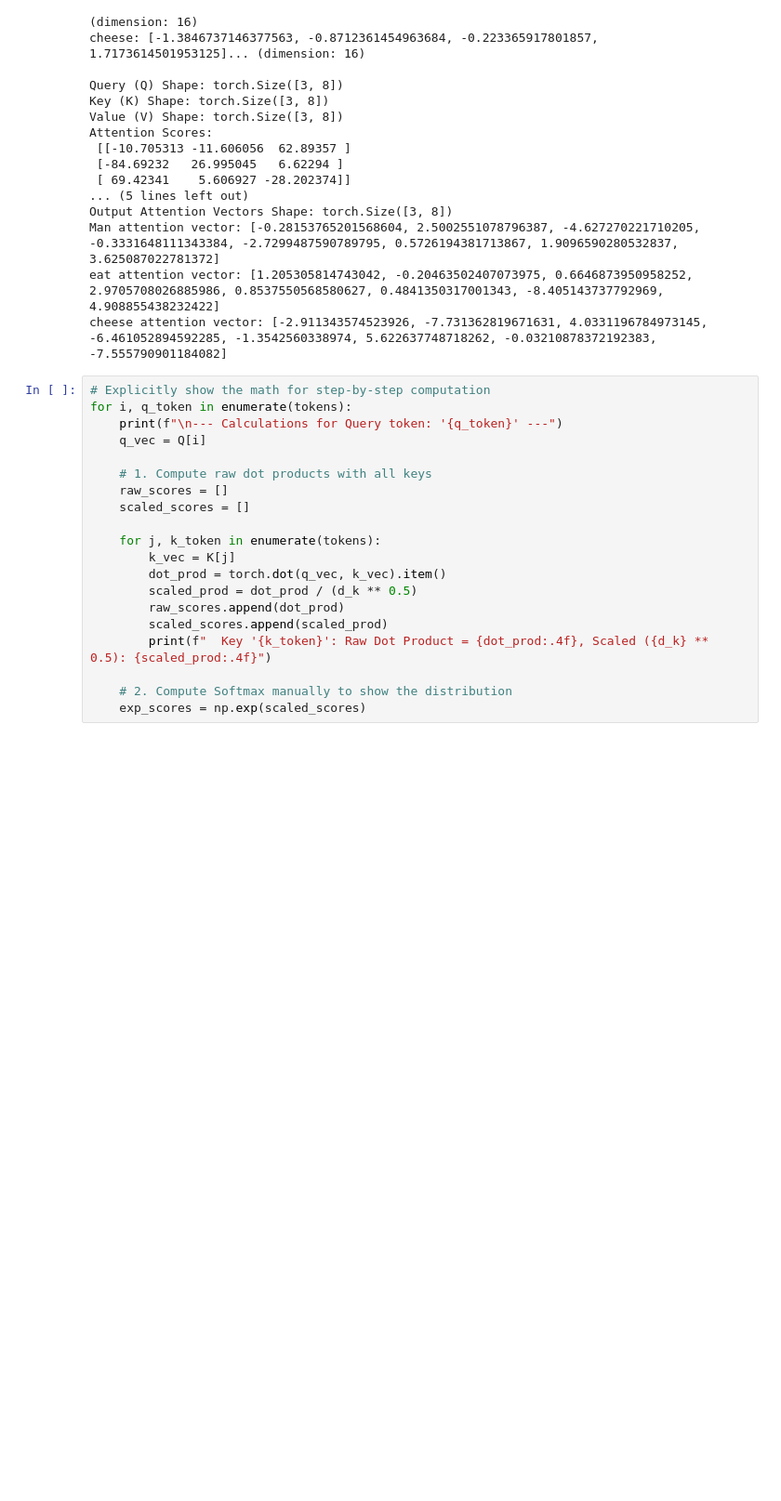
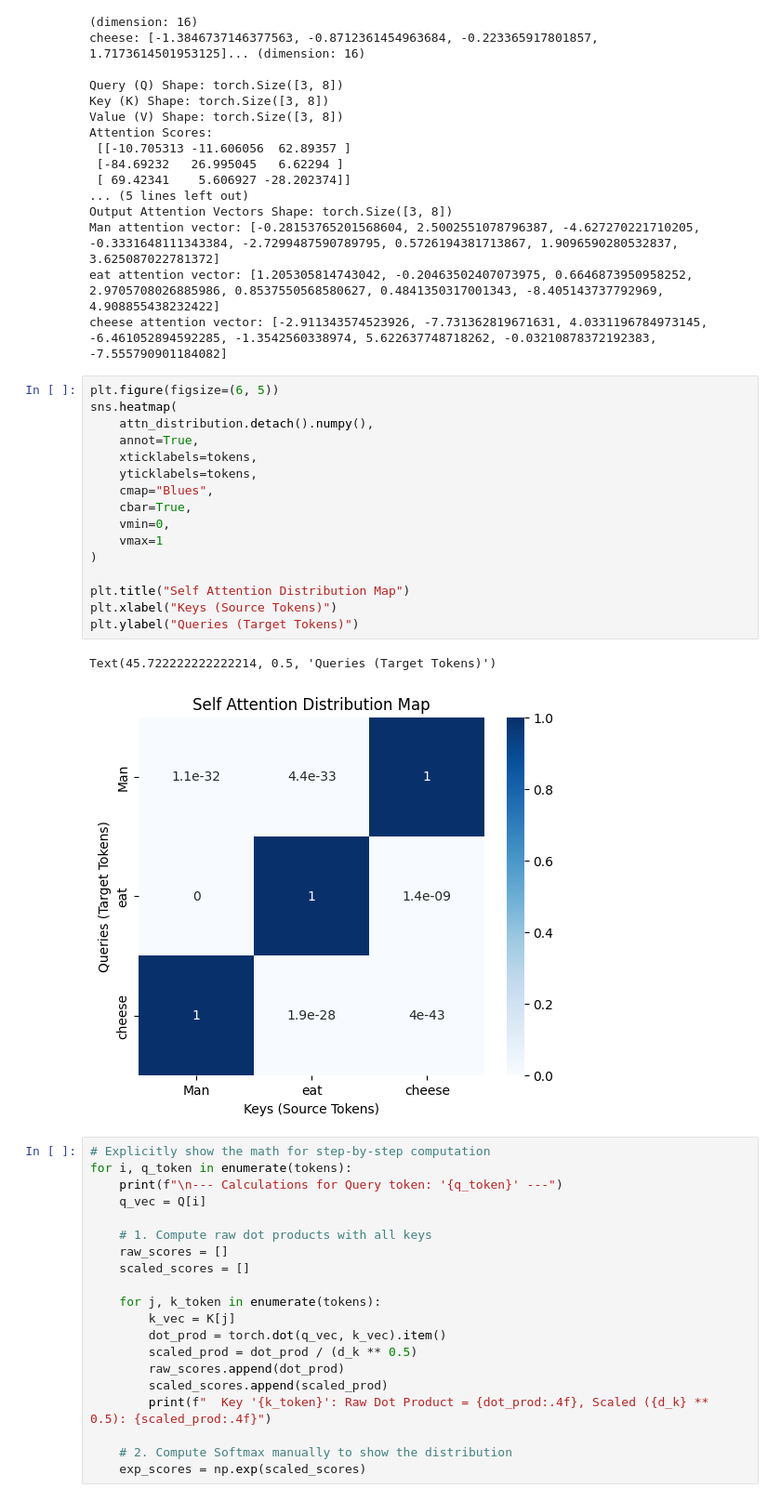
Before and after one commit to sagarshakya27/GenAI, a Jupyter notebook: GenP6.ipynb, the cells around one changed output. Shown at 93% size. Saved outputs shown, nothing was run; the diff lists cells and outputs as text; blank space fills up the shorter version.

```diff
--- a/GenP6.ipynb
+++ b/GenP6.ipynb
@@ -72,6 +72,25 @@ Output Attention Vectors Shape: torch.Size([3, 8])
 Man attention vector: [-0.28153765201568604, 2.5002551078796387, -4.627270221710205, -0.3331648111343384, -2.7299487590789795, 0.5726194381713867, 1.9096590280532837, 3.625087022781372]
 eat attention vector: [1.205305814743042, -0.20463502407073975, 0.6646873950958252, 2.9705708026885986, 0.8537550568580627, 0.4841350317001343, -8.405143737792969, 4.908855438232422]
 cheese attention vector: [-2.911343574523926, -7.731362819671631, 4.0331196784973145, -6.461052894592285, -1.3542560338974, 5.622637748718262, -0.03210878372192383, -7.555790901184082]
+# %%
+plt.figure(figsize=(6, 5))
+sns.heatmap(
+    attn_distribution.detach().numpy(),
+    annot=True,
+    xticklabels=tokens,
+    yticklabels=tokens,
+    cmap="Blues",
+    cbar=True,
+    vmin=0,
+    vmax=1
+)
+
+plt.title("Self Attention Distribution Map")
+plt.xlabel("Keys (Source Tokens)")
+plt.ylabel("Queries (Target Tokens)")
+# %% [output]
+Text(45.722222222222214, 0.5, 'Queries (Target Tokens)')
+[figure, added]
 # %%
 # Explicitly show the math for step-by-step computation
 for i, q_token in enumerate(tokens):
```
Also changed, not shown: parts of 1 cell of this notebook.
